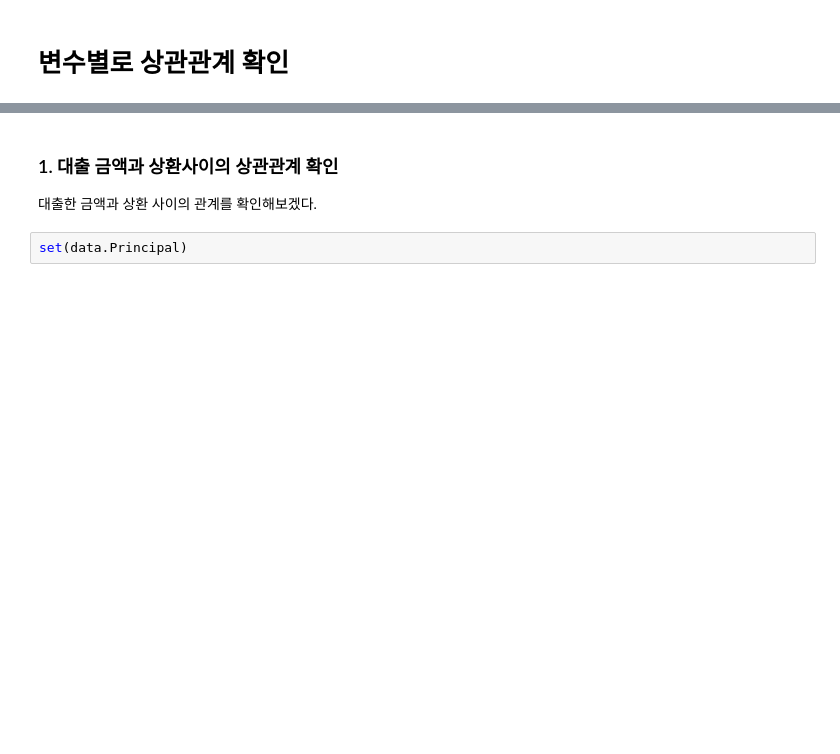
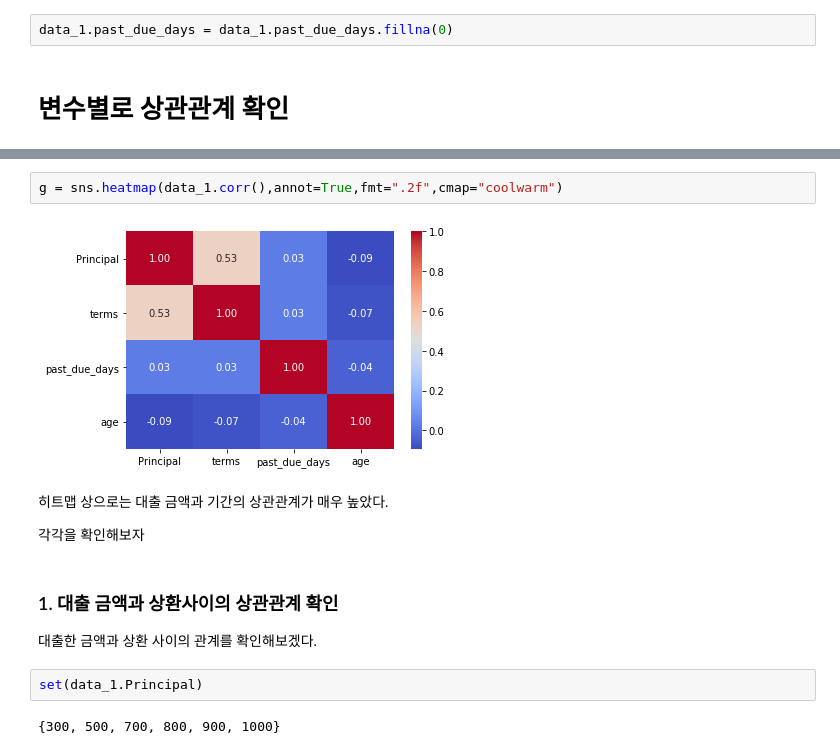
Before and after one commit to codingKYU/Deep-Learning, a Jupyter notebook: kaggle/Titanic/loan/EDA.ipynb, the cells around one changed output, grey strips where cells are left out. Saved outputs shown, nothing was run; the diff lists cells and outputs as text; blank space fills up the shorter version.

```diff
--- a/kaggle/Titanic/loan/EDA.ipynb
+++ b/kaggle/Titanic/loan/EDA.ipynb
@@ -333,2 +342,4 @@ data_1 = data.drop(['Loan_ID','effective_date','due_date','paid_off_time'],axis
+# %%
+data_1.past_due_days = data_1.past_due_days.fillna(0)
 # %% [markdown]
 # 변수별로 상관관계 확인
@@ -335,7 +360,17 @@ data_1 = data.drop(['Loan_ID','effective_date','due_date','paid_off_time'],axis
+# %%
+g = sns.heatmap(data_1.corr(),annot=True,fmt=".2f",cmap="coolwarm")
+# %% [output]
+[figure, added]
+# %% [markdown]
+히트맵 상으로는 대출 금액과 기간의 상관관계가 매우 높았다.
+
+각각을 확인해보자
 # %% [markdown]
 ### 1. 대출 금액과 상환사이의 상관관계 확인
 
 대출한 금액과 상환 사이의 관계를 확인해보겠다.
 # %%
-set(data.Principal)
+set(data_1.Principal)
+# %% [output]
+{300, 500, 700, 800, 900, 1000}
 # %%
```
Also changed, not shown: parts of 44 cells of this notebook.
